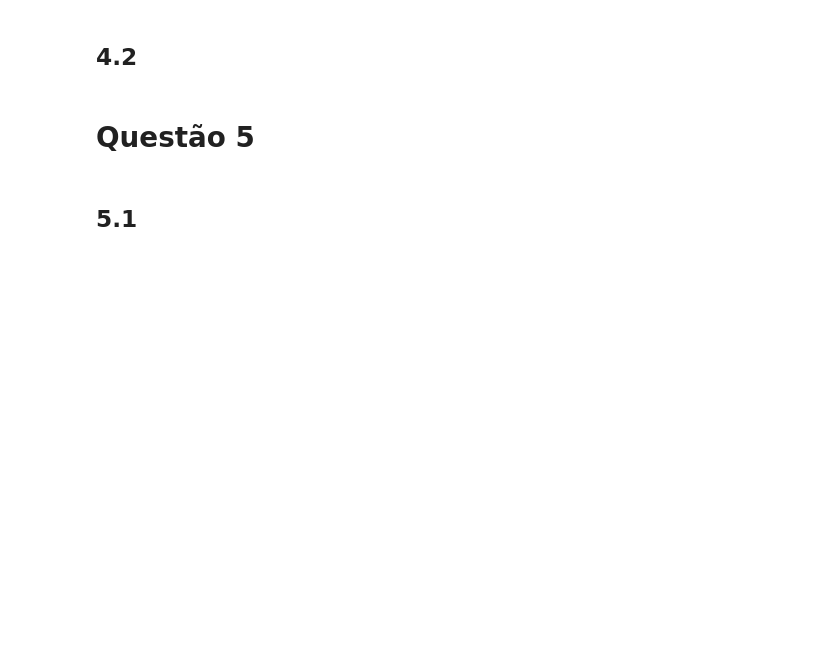
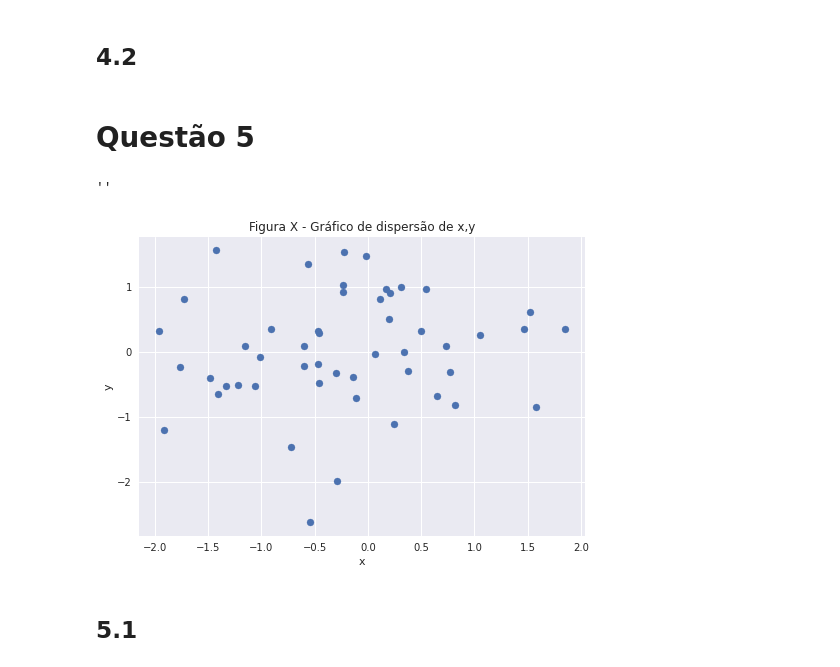
Before and after one commit to ifribeiro/TEI-EstApl, a Jupyter notebook: EPC9.ipynb, the cells around one changed output. Saved outputs shown, nothing was run; the diff lists cells and outputs as text; code cells hidden in the pictures; blank space fills up the shorter version.

```diff
--- a/EPC9.ipynb
+++ b/EPC9.ipynb
@@ -309,6 +263,18 @@ dtype: float64
 ## 4.2
 # %% [markdown]
 # Questão 5
+# %%
+# geração das variáveis aleatórias
+np.random.seed(42) # para fins de reprodutibilidade
+X_5 = np.random.normal(loc=0, scale=1, size=50)
+Y_5 = np.random.normal(loc=0, scale=1, size=50)
+plt.scatter(X_5, Y_5)
+plt.xlabel("x")
+plt.ylabel("y")
+plt.title("Figura X - Gráfico de dispersão de x,y");
+# %% [output]
+''
+[figure, added]
 # %% [markdown]
 ## 5.1
 # %% [markdown]
```
Also changed, not shown: parts of 30 cells of this notebook.
